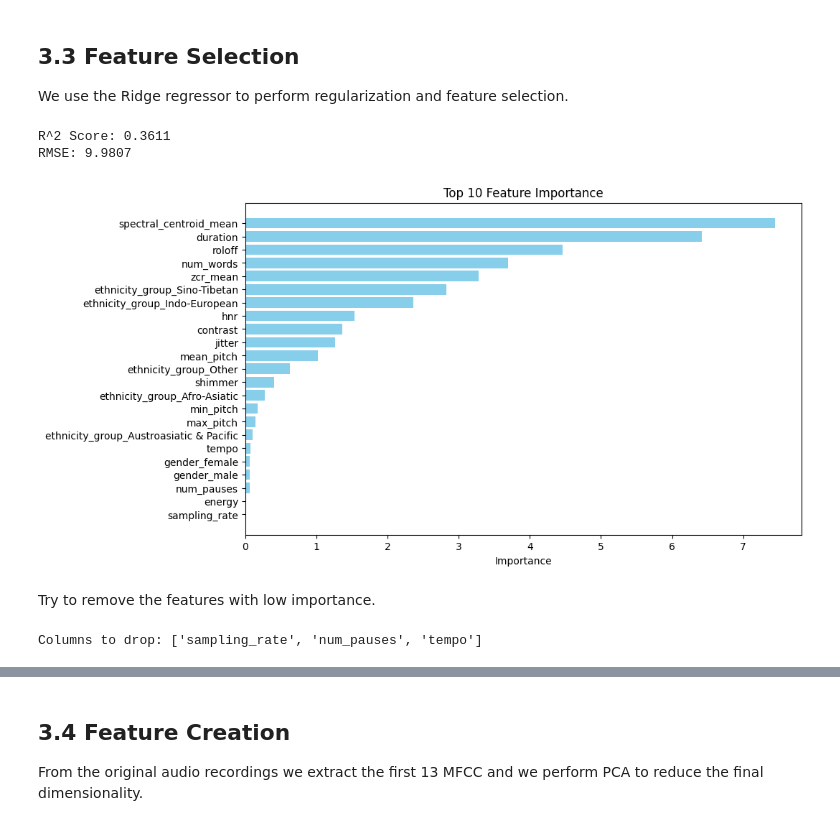
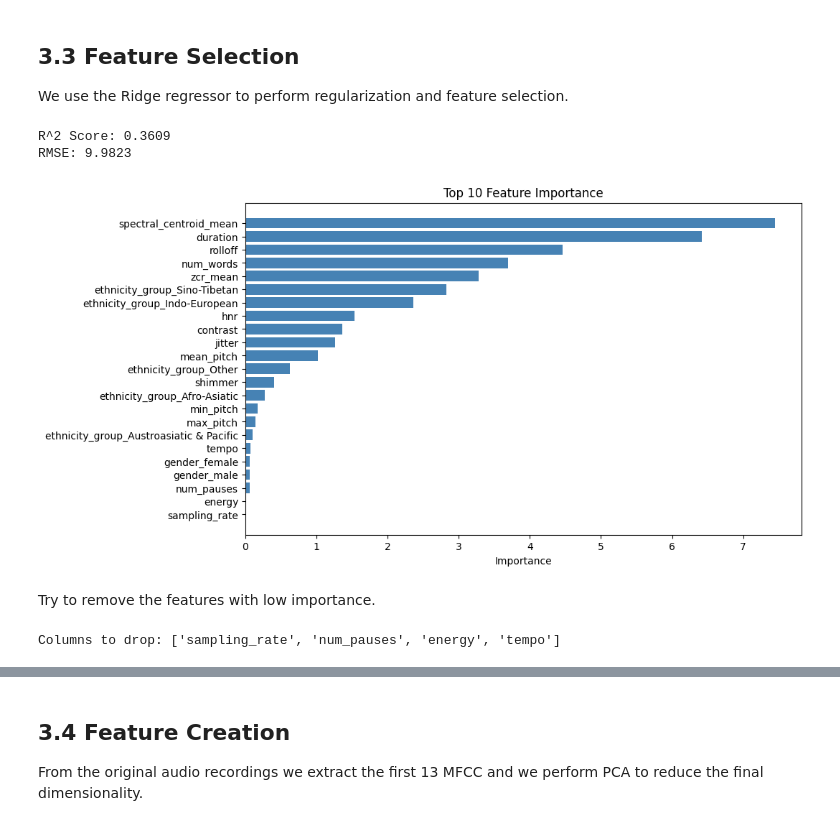
Before and after one commit to d4darius/DSL-AgeDetection, a Jupyter notebook: DSL-AgeDetection.ipynb, the cells around one changed output, grey strips where cells are left out. Saved outputs shown, nothing was run; the diff lists cells and outputs as text; code cells hidden in the pictures.

```diff
--- a/DSL-AgeDetection.ipynb
+++ b/DSL-AgeDetection.ipynb
@@ -90,8 +90,8 @@ def get_features(row):
         return librosa.get_duration(y=y, sr=sr) , spectral_contrast_mean , spectral_rolloff_mean
     return np.nan, np.nan, np.nan, np.nan
 # %%
-dev_df[['duration', 'contrast', 'roloff']] = dev_df.apply(get_features, axis=1, result_type='expand')
-eval_df[['duration', 'contrast', 'roloff']] = eval_df.apply(get_features, axis=1, result_type='expand')
+dev_df[['duration', 'contrast', 'rolloff']] = dev_df.apply(get_features, axis=1, result_type='expand')
+eval_df[['duration', 'contrast', 'rolloff']] = eval_df.apply(get_features, axis=1, result_type='expand')
 # %%
 # define a copy of the df to work on
 df = dev_df.copy()
@@ -265,8 +262,8 @@ rmse = root_mean_squared_error(y_valid, y_pred)
 print(f"R^2 Score: {r2:.4f}")
 print(f"RMSE: {rmse:.4f}")
 # %% [output]
-R^2 Score: 0.3611
-RMSE: 9.9807
+R^2 Score: 0.3609
+RMSE: 9.9823
 # %%
 reg = Ridge(random_state=42)
 reg.fit(X_train, y_train)
@@ -274,24 +271,24 @@ y_pred = reg.predict(X_valid)
 # %%
 # Use the Ridge model to get feature importances
 ndx = np.argsort(np.abs(reg.coef_))
 features_df = pd.DataFrame(sorted(zip(feature_names[ndx], np.abs(reg.coef_)[ndx]), key=lambda x: x[1], reverse=False), columns=['Feature', 'Importance'])
 
 plt.figure(figsize=(10, 6))
-plt.barh(features_df['Feature'], features_df['Importance'], color='skyblue')
+plt.barh(features_df['Feature'], features_df['Importance'], color='steelblue')
 plt.xlabel('Importance')
 plt.title('Top 10 Feature Importance')
 plt.show()
 # %% [output]
-[figure, old version]
+[figure, new version]
 # %% [markdown]
 Try to remove the features with low importance.
 # %%
-col_drop = ['sampling_rate','num_pauses', 'tempo']
+col_drop = ['sampling_rate','num_pauses', 'energy', 'tempo']
 print(f"Columns to drop: {col_drop}")
 df_dropped = df_dropped.drop(columns=col_drop) # drop non-numeric columns
 feature_names = df_dropped.drop(columns=["age"]).columns
 # %% [output]
-Columns to drop: ['sampling_rate', 'num_pauses', 'tempo']
+Columns to drop: ['sampling_rate', 'num_pauses', 'energy', 'tempo']
 # %%
 X = df_dropped.drop(columns=["age"])
 y = df_dropped["age"]
```
Also changed, not shown: parts of 22 cells of this notebook, 3 other files.
